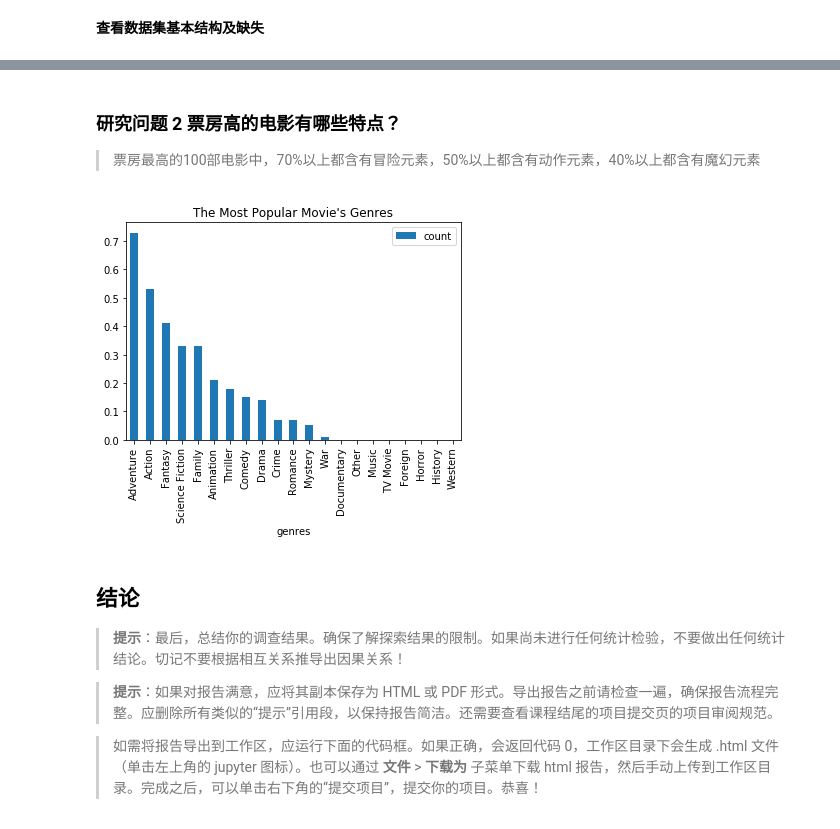
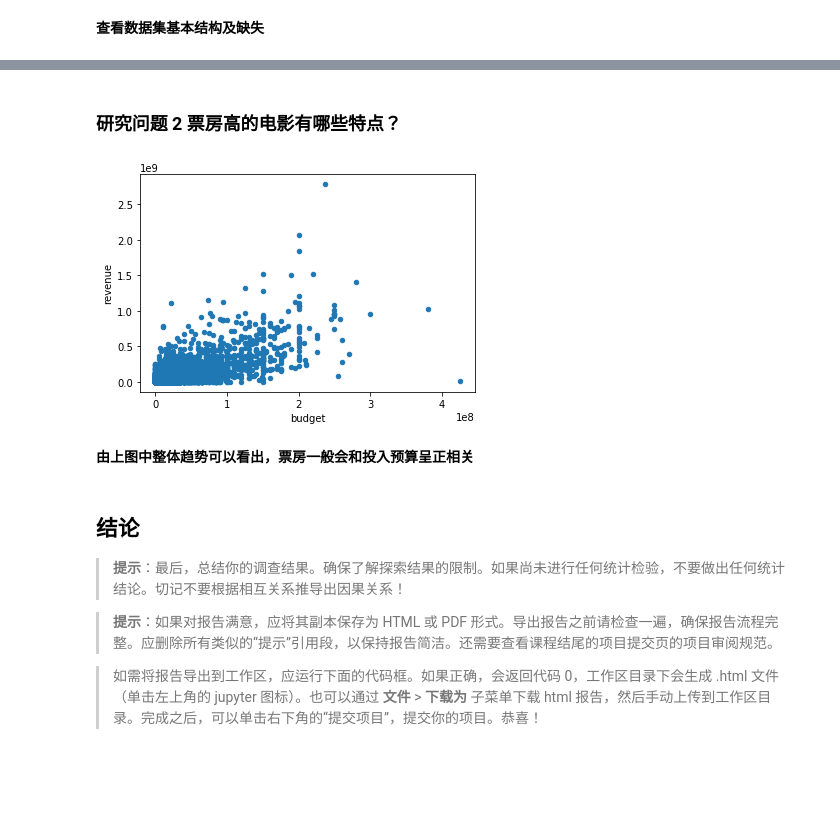
Before and after one commit to Lee-Think/movie-analysis, a Jupyter notebook: Investigate_a_Dataset-zh.ipynb, the cells around one changed output, grey strips where cells are left out. Saved outputs shown, nothing was run; the diff lists cells and outputs as text; code cells hidden in the pictures; blank space fills up the shorter version.

```diff
--- a/Investigate_a_Dataset-zh.ipynb
+++ b/Investigate_a_Dataset-zh.ipynb
@@ -134,24 +107,12 @@ for year in year_slice:
 # %% [markdown]
 ### 研究问题 2 票房高的电影有哪些特点？
-> 票房最高的100部电影中，70%以上都含有冒险元素，50%以上都含有动作元素，40%以上都含有魔幻元素
-# %%
-popular_movies = movie_data.sort_values(by='revenue',ascending=False)[:100]
-
-genres_revenue = pd.DataFrame(index=np.arange(len(genres)),columns=['genres','count'])
-genres_revenue.fillna(0,inplace=True)
-genres = list(genres)
-genres_revenue['genres'] = pd.Series(genres)
-genres_revenue
-counts = np.repeat(0.0,len(genres))
-for index,genre in enumerate(genres):
-    for gs in popular_movies['genres']:
-        if genre in gs:
-            counts[index] += 1
-genres_revenue['count'] = pd.Series(counts).apply(lambda x : x / popular_movies.shape[0])
-genres_revenue.sort_values(by='count',ascending=False,inplace=True)
-genres_revenue.plot(kind='bar',x='genres',y='count',title='The Most Popular Movie\'s Genres');
-# %% [output]
-[figure, removed]
+# %%
+revenue_data = movie_data.loc[:,['revenue','budget']].sort_values(by='revenue',ascending=False)
+revenue_data.plot.scatter(x='budget',y='revenue');
+# %% [output]
+[figure, added]
+# %% [markdown]
+**由上图中整体趋势可以看出，票房一般会和投入预算呈正相关**
 # %% [markdown]
 <a id='conclusions'></a>
 ## 结论
```
Also changed, not shown: parts of 7 cells of this notebook, 1 other file.
